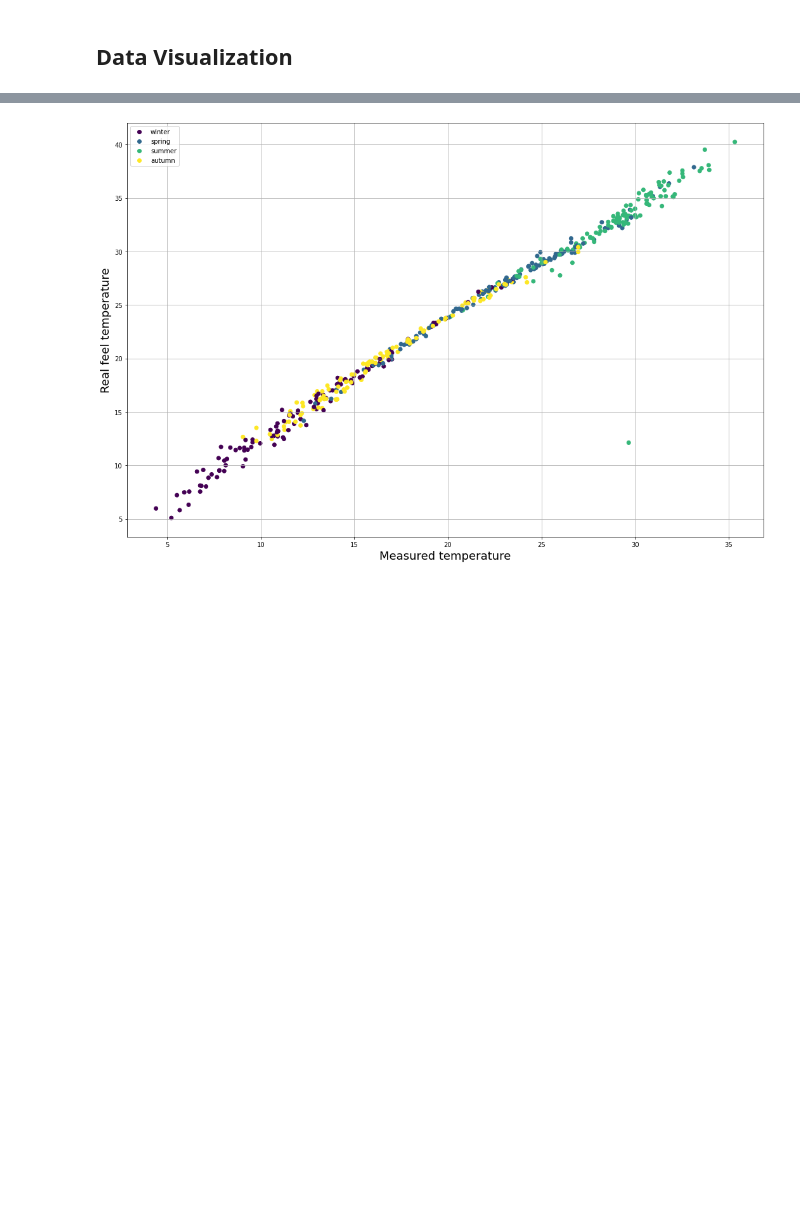
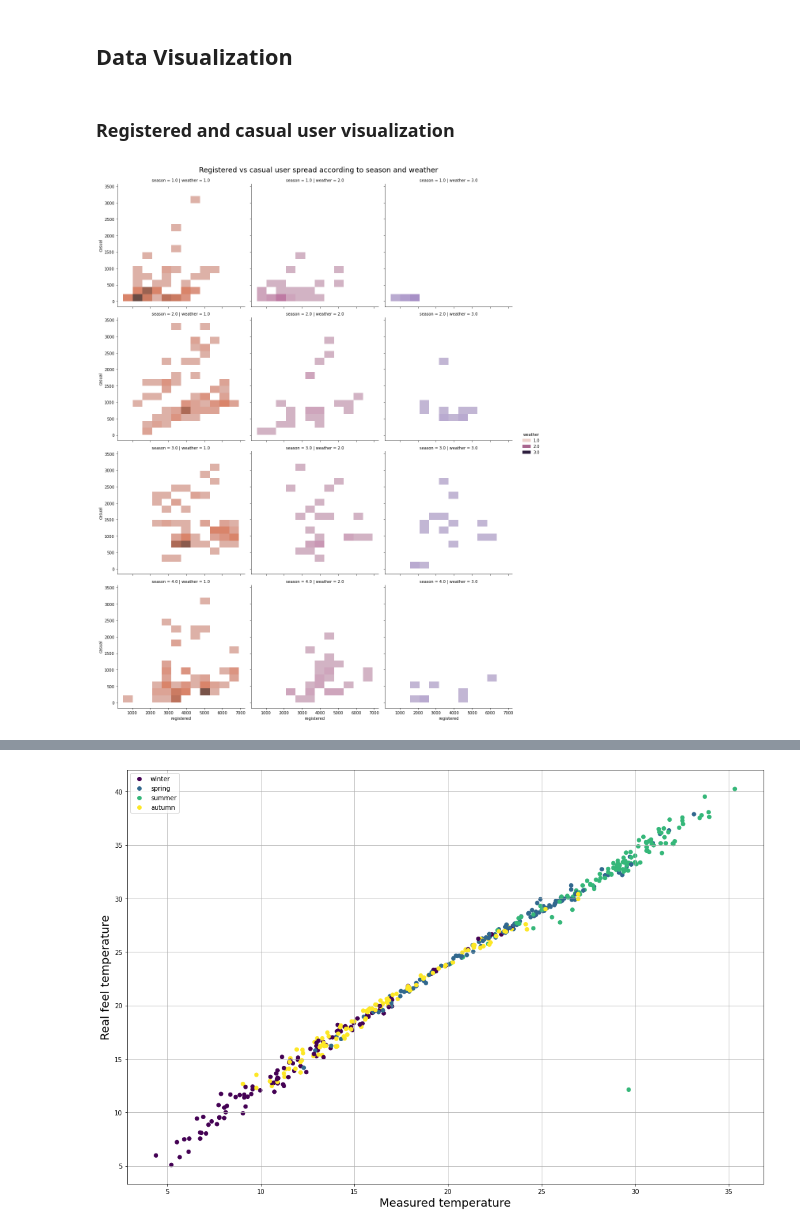
Before and after one commit to ptrGSKA/Business_case-Yulu-Hypothesis_testing, a Jupyter notebook: Yulu_Business_Hypothesis_Testing.ipynb, the cells around one changed output, grey strips where cells are left out. Drawn from its saved outputs; the diff is of its cells as text; code cells hidden in the pictures; blank space fills up the shorter version.

```diff
--- a/Yulu_Business_Hypothesis_Testing.ipynb
+++ b/Yulu_Business_Hypothesis_Testing.ipynb
@@ -312,2 +332,11 @@ dtype: int64
 # %% [markdown]
 ## Data Visualization
+# %% [markdown]
+### Registered and casual user visualization
+# %%
+g = sns.displot(data = df_yulu_daily, x = 'registered', y = 'casual', col = 'weather', row = 'season', hue = 'weather')
+g.fig.subplots_adjust(top = 0.95)
+g.fig.suptitle('Registered vs casual user spread according to season and weather', fontsize = 18)
+plt.show()
+# %% [output]
+[figure, added]
```
Also changed, not shown: parts of 27 cells of this notebook.
